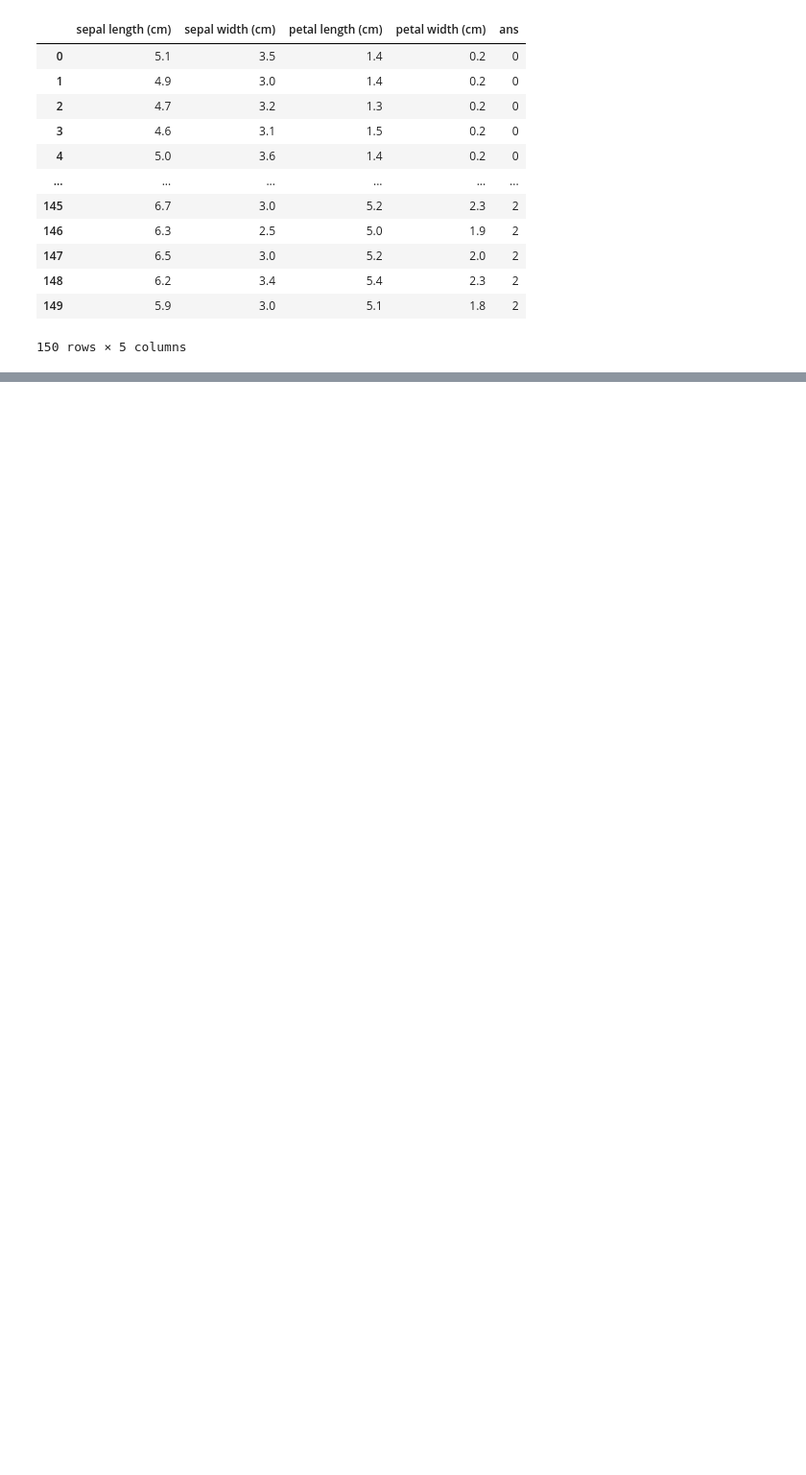
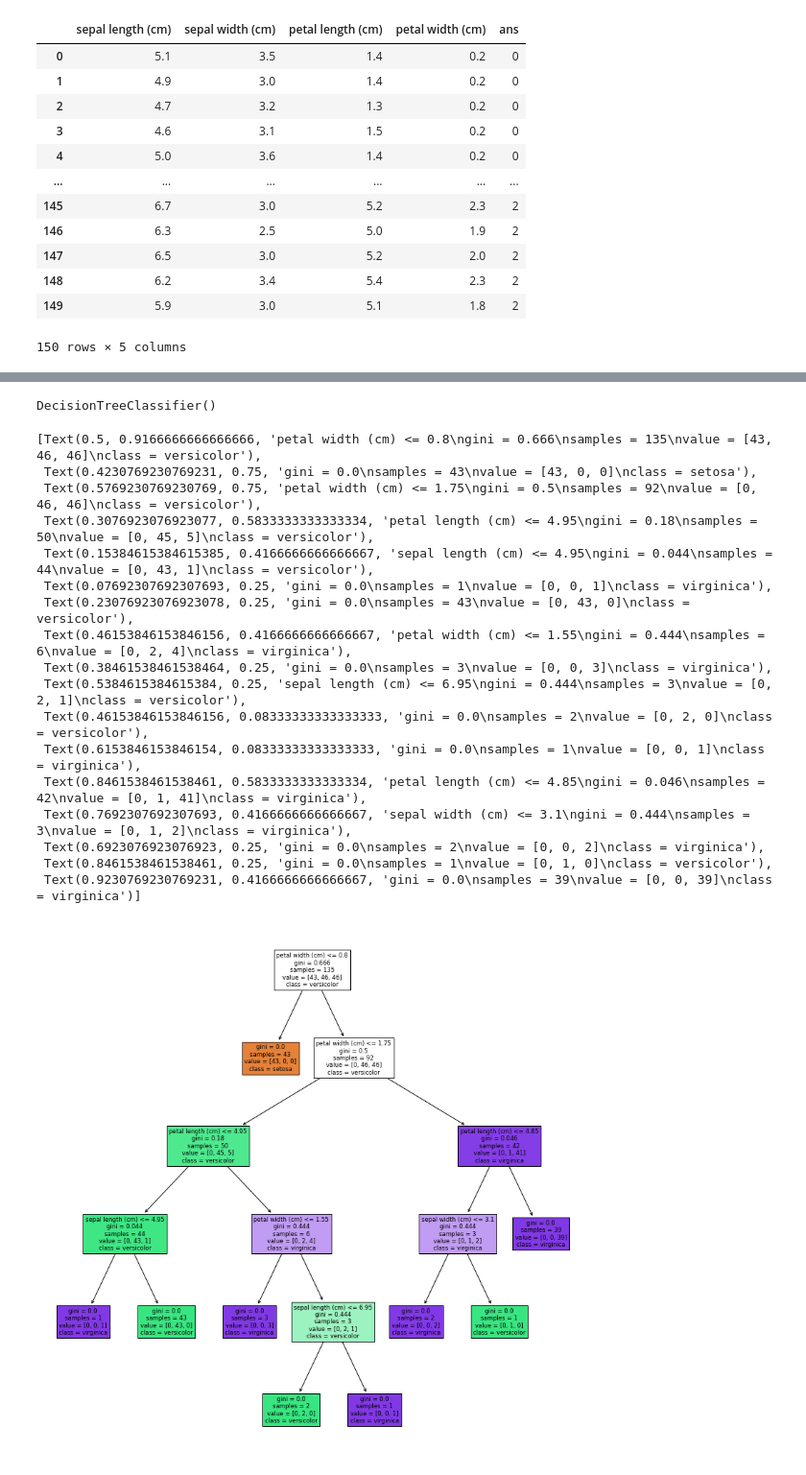
Before and after one commit to Aaaron1995/class20221017, a Jupyter notebook: class1017.ipynb, the cells around one changed output, grey strips where cells are left out. Shown at 96% size. Cells and saved outputs as stored; diff of their text form; code cells hidden in the pictures; blank space fills up the shorter version.

```diff
--- a/class1017.ipynb
+++ b/class1017.ipynb
@@ -49,3 +42,17 @@ db
 | 148 | 6.2 | 3.4 | 5.4 | 2.3 | 2 |
 | 149 | 5.9 | 3.0 | 5.1 | 1.8 | 2 |
 150 rows × 5 columns
+# %%
+import numpy as np
+from sklearn.model_selection import train_test_split
+
+# drop為panda中的語法，可以對欄位進行切割
+x = db.drop("ans", axis=1)
+# DataFrame的資料轉化為array，利用train_test_split做矩陣切割
+x = np.array(x)
+y = np.array(db["ans"])
+# [90% x, 10% x, 90% y, 10 % y]
+x_train, x_test, y_train, y_test = train_test_split(x, y, test_size=0.1)
+
+print(pd.DataFrame(x_train, columns = iris["feature_names"]),"\n")
+print(pd.DataFrame(x_test, columns = iris["feature_names"]))
@@ -52,3 +77,40 @@ db
+# %%
+#將訓練資料丟進DecisionTreeClassifier裡
+from sklearn.tree import DecisionTreeClassifier
+dec = DecisionTreeClassifier()
+dec.fit(x_train, y_train)
+# %% [output]
+DecisionTreeClassifier()
+# %%
+import matplotlib.pyplot as plt
+from sklearn.tree import plot_tree
+
+plt.figure(figsize = (14, 14))#設定圖框大小，置入決策圖
+plot_tree(
+    dec,
+    feature_names = iris["feature_names"],
+    filled = True,
+    class_names = iris["target_names"]
+)
+# %% [output]
+[Text(0.5, 0.9166666666666666, 'petal width (cm) <= 0.8\ngini = 0.666\nsamples = 135\nvalue = [43, 46, 46]\nclass = versicolor'),
+ Text(0.4230769230769231, 0.75, 'gini = 0.0\nsamples = 43\nvalue = [43, 0, 0]\nclass = setosa'),
+ Text(0.5769230769230769, 0.75, 'petal width (cm) <= 1.75\ngini = 0.5\nsamples = 92\nvalue = [0, 46, 46]\nclass = versicolor'),
+ Text(0.3076923076923077, 0.5833333333333334, 'petal length (cm) <= 4.95\ngini = 0.18\nsamples = 50\nvalue = [0, 45, 5]\nclass = versicolor'),
+ Text(0.15384615384615385, 0.4166666666666667, 'sepal length (cm) <= 4.95\ngini = 0.044\nsamples = 44\nvalue = [0, 43, 1]\nclass = versicolor'),
+ Text(0.07692307692307693, 0.25, 'gini = 0.0\nsamples = 1\nvalue = [0, 0, 1]\nclass = virginica'),
+ Text(0.23076923076923078, 0.25, 'gini = 0.0\nsamples = 43\nvalue = [0, 43, 0]\nclass = versicolor'),
+ Text(0.46153846153846156, 0.4166666666666667, 'petal width (cm) <= 1.55\ngini = 0.444\nsamples = 6\nvalue = [0, 2, 4]\nclass = virginica'),
+ Text(0.38461538461538464, 0.25, 'gini = 0.0\nsamples = 3\nvalue = [0, 0, 3]\nclass = virginica'),
+ Text(0.5384615384615384, 0.25, 'sepal length (cm) <= 6.95\ngini = 0.444\nsamples = 3\nvalue = [0, 2, 1]\nclass = versicolor'),
+ Text(0.46153846153846156, 0.08333333333333333, 'gini = 0.0\nsamples = 2\nvalue = [0, 2, 0]\nclass = versicolor'),
+ Text(0.6153846153846154, 0.08333333333333333, 'gini = 0.0\nsamples = 1\nvalue = [0, 0, 1]\nclass = virginica'),
+ Text(0.8461538461538461, 0.5833333333333334, 'petal length (cm) <= 4.85\ngini = 0.046\nsamples = 42\nvalue = [0, 1, 41]\nclass = virginica'),
+ Text(0.7692307692307693, 0.4166666666666667, 'sepal width (cm) <= 3.1\ngini = 0.444\nsamples = 3\nvalue = [0, 1, 2]\nclass = virginica'),
+ Text(0.6923076923076923, 0.25, 'gini = 0.0\nsamples = 2\nvalue = [0, 0, 2]\nclass = virginica'),
+ Text(0.8461538461538461, 0.25, 'gini = 0.0\nsamples = 1\nvalue = [0, 1, 0]\nclass = versicolor'),
+ Text(0.9230769230769231, 0.4166666666666667, 'gini = 0.0\nsamples = 39\nvalue = [0, 0, 39]\nclass = virginica')]
+[figure, added]
 # %% [markdown]
 # 統計資料量需求：
 * **ML**：一千以上
```
Also changed, not shown: parts of 5 cells of this notebook.
